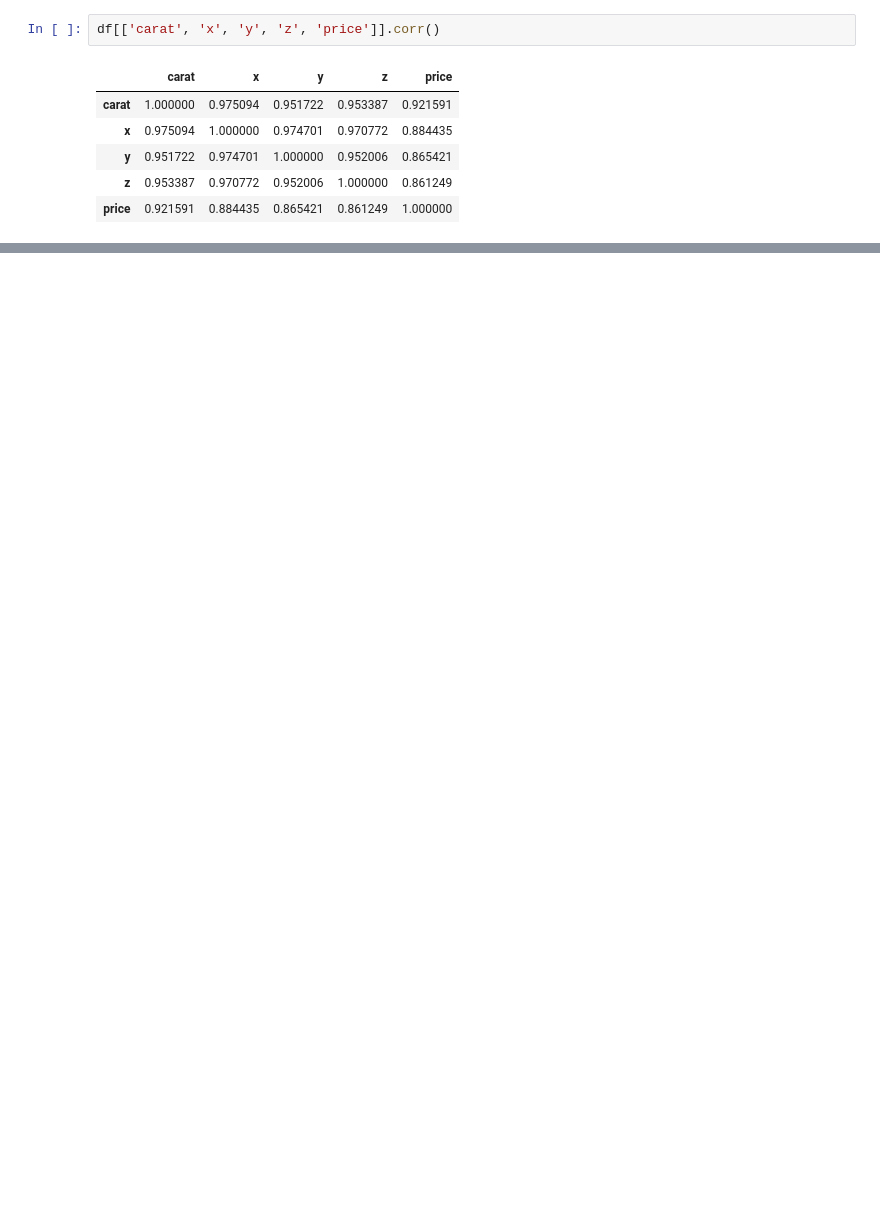
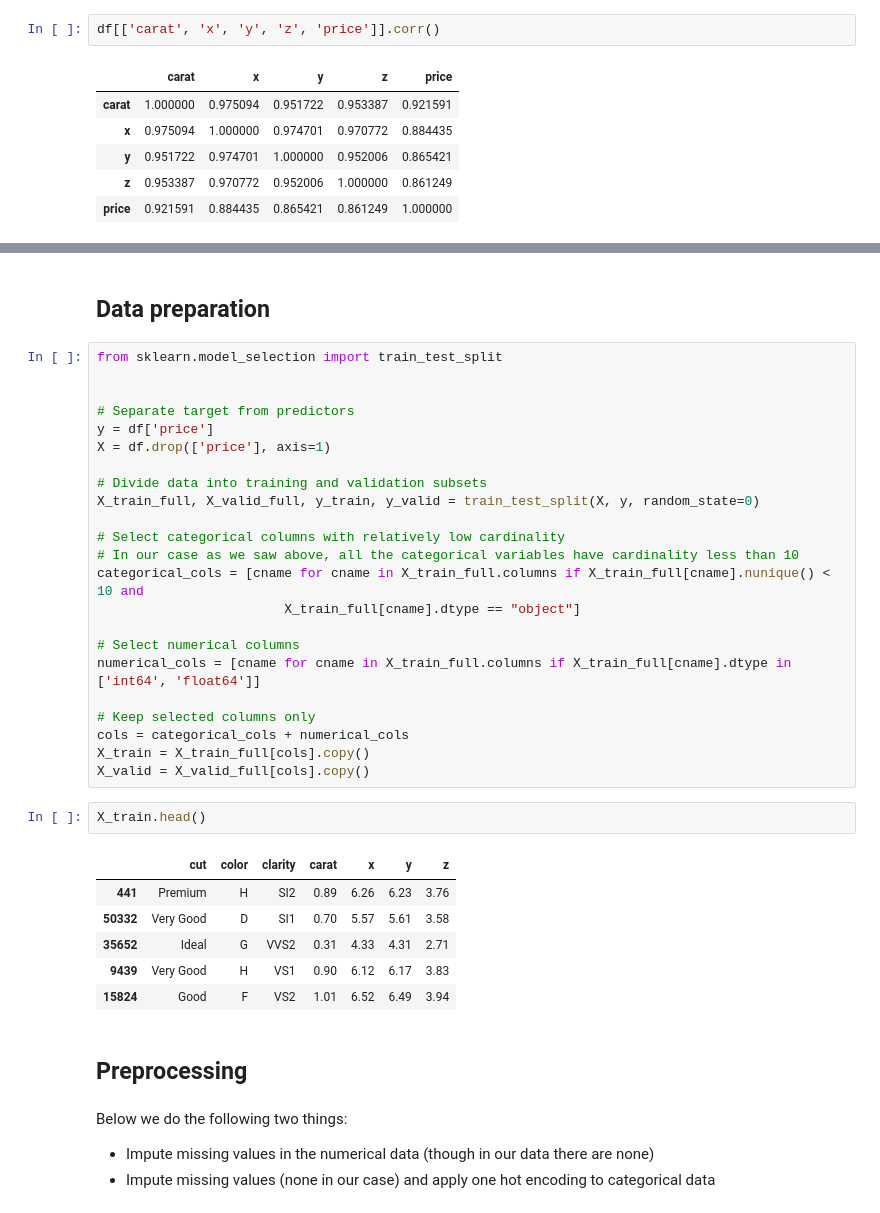
Before and after one commit to siddhants1/diamond-price-analysis, a Jupyter notebook: diamond-price-analysis.ipynb, the cells around one changed output, grey strips where cells are left out. Drawn from its saved outputs; the diff is of its cells as text; blank space fills up the shorter version.

```diff
--- a/diamond-price-analysis.ipynb
+++ b/diamond-price-analysis.ipynb
@@ -218,0 +145,40 @@ After examining the regression plots and correlation matrix above, we can safely
+# %% [markdown]
+## Data preparation
+# %%
+from sklearn.model_selection import train_test_split
+
+
+# Separate target from predictors
+y = df['price']
+X = df.drop(['price'], axis=1)
+
+# Divide data into training and validation subsets
+X_train_full, X_valid_full, y_train, y_valid = train_test_split(X, y, random_state=0)
+
+# Select categorical columns with relatively low cardinality
+# In our case as we saw above, all the categorical variables have cardinality less than 10
+categorical_cols = [cname for cname in X_train_full.columns if X_train_full[cname].nunique() < 10 and
+                        X_train_full[cname].dtype == "object"]
+
+# Select numerical columns
+numerical_cols = [cname for cname in X_train_full.columns if X_train_full[cname].dtype in ['int64', 'float64']]
+
+# Keep selected columns only
+cols = categorical_cols + numerical_cols
+X_train = X_train_full[cols].copy()
+X_valid = X_valid_full[cols].copy()
+# %%
+X_train.head()
+# %% [output]
+|  | cut | color | clarity | carat | x | y | z |
+| 441 | Premium | H | SI2 | 0.89 | 6.26 | 6.23 | 3.76 |
+| 50332 | Very Good | D | SI1 | 0.70 | 5.57 | 5.61 | 3.58 |
+| 35652 | Ideal | G | VVS2 | 0.31 | 4.33 | 4.31 | 2.71 |
+| 9439 | Very Good | H | VS1 | 0.90 | 6.12 | 6.17 | 3.83 |
+| 15824 | Good | F | VS2 | 1.01 | 6.52 | 6.49 | 3.94 |
+# %% [markdown]
+## Preprocessing
+# %% [markdown]
+Below we do the following two things:
+* Impute missing values in the numerical data (though in our data there are none)
+* Impute missing values (none in our case) and apply one hot encoding to categorical data
```
Also changed, not shown: parts of 48 cells of this notebook, 1 other file.
